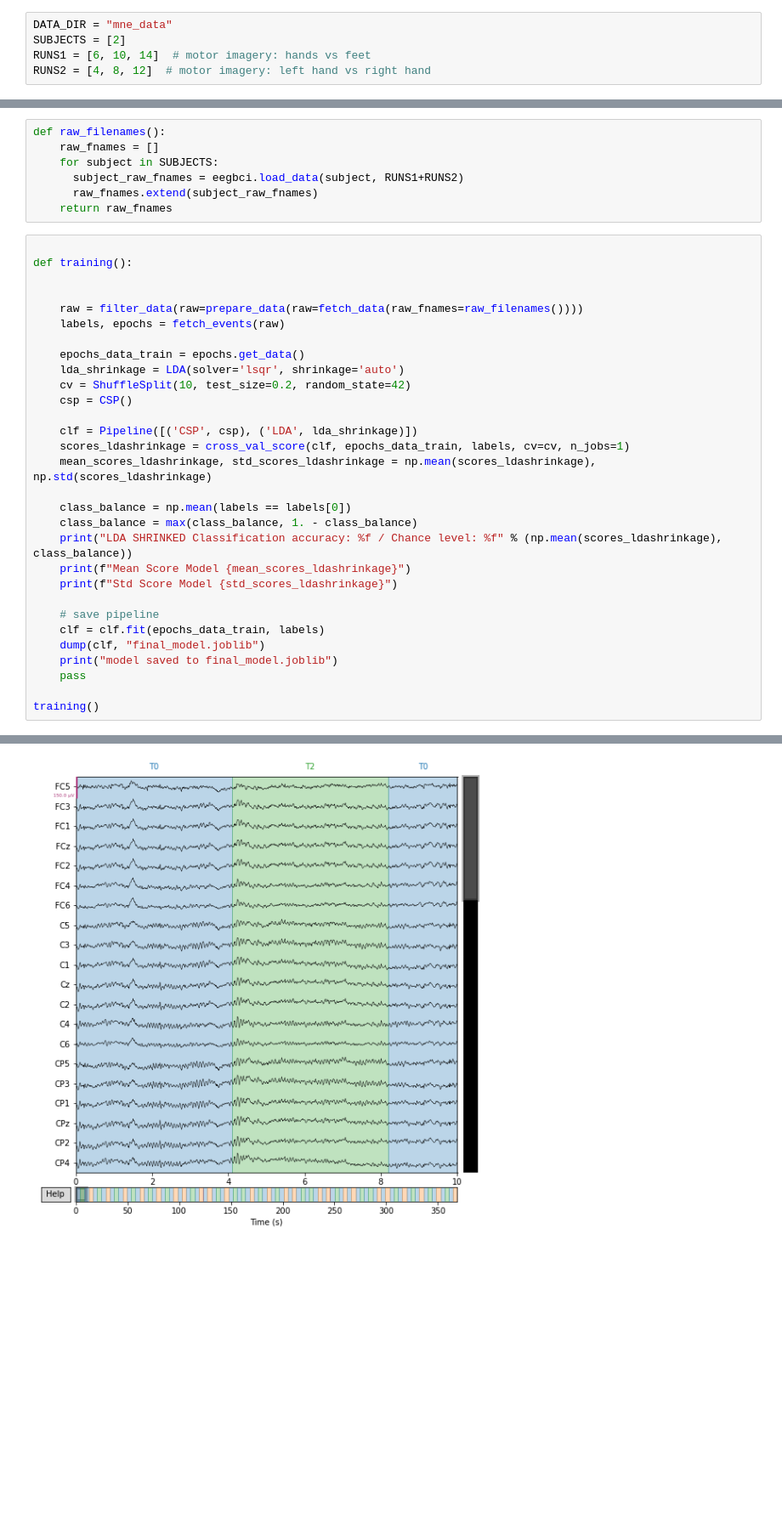
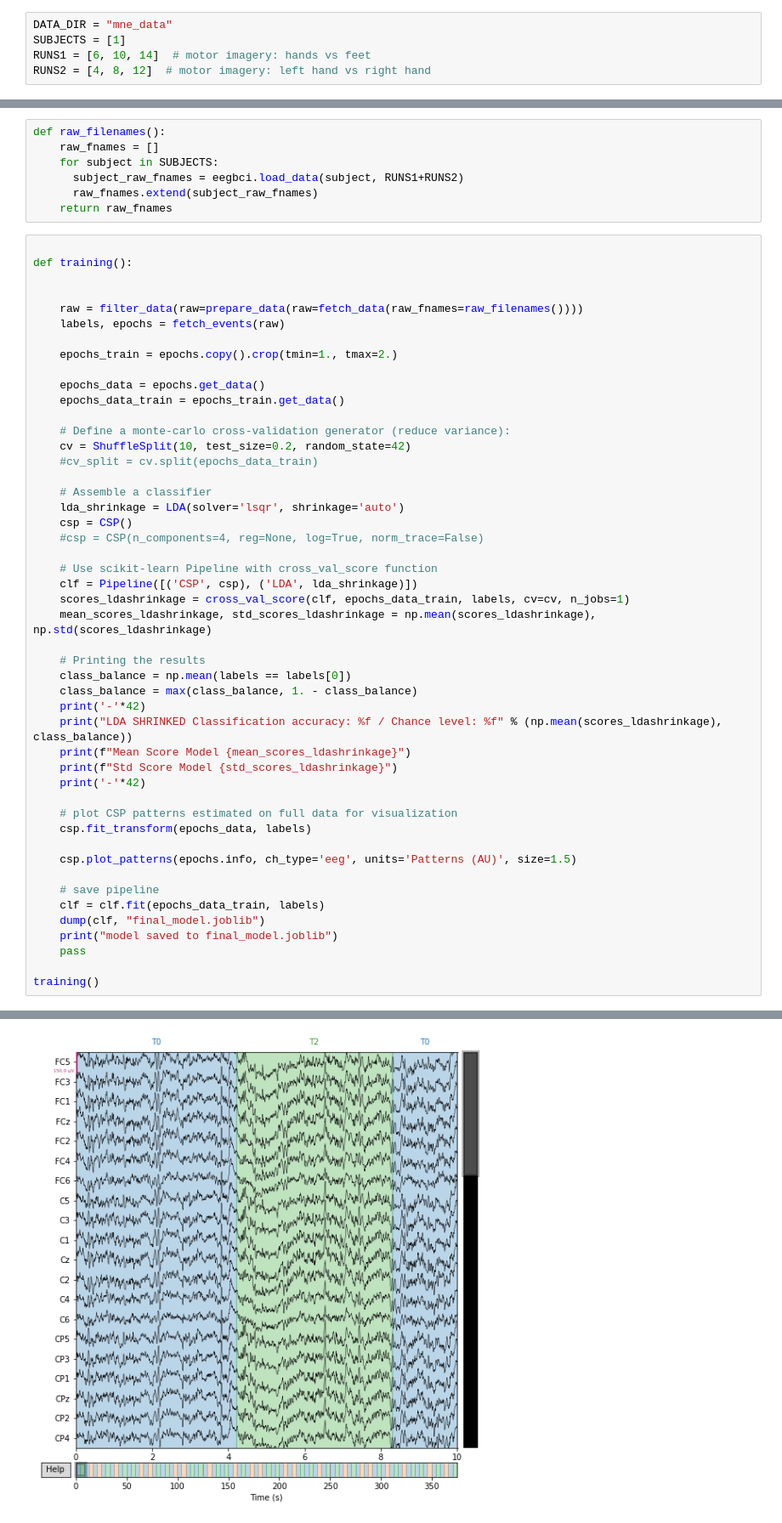
Before and after one commit to seongcho1/mnetest, a Jupyter notebook: eegbci_training+predict00.ipynb, the cells around one changed output, grey strips where cells are left out. Shown at 85% size. Drawn from its saved outputs; the diff is of its cells as text; blank space fills up the shorter version.

```diff
--- a/eegbci_training+predict00.ipynb
+++ b/eegbci_training+predict00.ipynb
@@ -93,7 +93,7 @@ def get_data():
 # print(epochs.get_data().shape, labels.shape)
 # %%
 DATA_DIR = "mne_data"
-SUBJECTS = [2]
+SUBJECTS = [1]
 RUNS1 = [6, 10, 14]  # motor imagery: hands vs feet
 RUNS2 = [4, 8, 12]  # motor imagery: left hand vs right hand
 # %%
@@ -165,20 +165,38 @@ def training():
     raw = filter_data(raw=prepare_data(raw=fetch_data(raw_fnames=raw_filenames())))
     labels, epochs = fetch_events(raw)
 
-    epochs_data_train = epochs.get_data()
+    epochs_train = epochs.copy().crop(tmin=1., tmax=2.)
+
+    epochs_data = epochs.get_data()
+    epochs_data_train = epochs_train.get_data()
+
+    # Define a monte-carlo cross-validation generator (reduce variance):
+    cv = ShuffleSplit(10, test_size=0.2, random_state=42)
+    #cv_split = cv.split(epochs_data_train)
+
+    # Assemble a classifier
     lda_shrinkage = LDA(solver='lsqr', shrinkage='auto')
-    cv = ShuffleSplit(10, test_size=0.2, random_state=42)
     csp = CSP()
+    #csp = CSP(n_components=4, reg=None, log=True, norm_trace=False)
 
+    # Use scikit-learn Pipeline with cross_val_score function
     clf = Pipeline([('CSP', csp), ('LDA', lda_shrinkage)])
     scores_ldashrinkage = cross_val_score(clf, epochs_data_train, labels, cv=cv, n_jobs=1)
     mean_scores_ldashrinkage, std_scores_ldashrinkage = np.mean(scores_ldashrinkage), np.std(scores_ldashrinkage)
 
+    # Printing the results
     class_balance = np.mean(labels == labels[0])
     class_balance = max(class_balance, 1. - class_balance)
+    print('-'*42)
     print("LDA SHRINKED Classification accuracy: %f / Chance level: %f" % (np.mean(scores_ldashrinkage), class_balance))
     print(f"Mean Score Model {mean_scores_ldashrinkage}")
     print(f"Std Score Model {std_scores_ldashrinkage}")
+    print('-'*42)
+
+    # plot CSP patterns estimated on full data for visualization
+    csp.fit_transform(epochs_data, labels)
+
+    csp.plot_patterns(epochs.info, ch_type='eeg', units='Patterns (AU)', size=1.5)
 
     # save pipeline
     clf = clf.fit(epochs_data_train, labels)
@@ -208,2 +232,2 @@ EDF file detected
 [figure]
-[figure, old version]
+[figure, new version]
```
Also changed, not shown: parts of 4 cells of this notebook.
